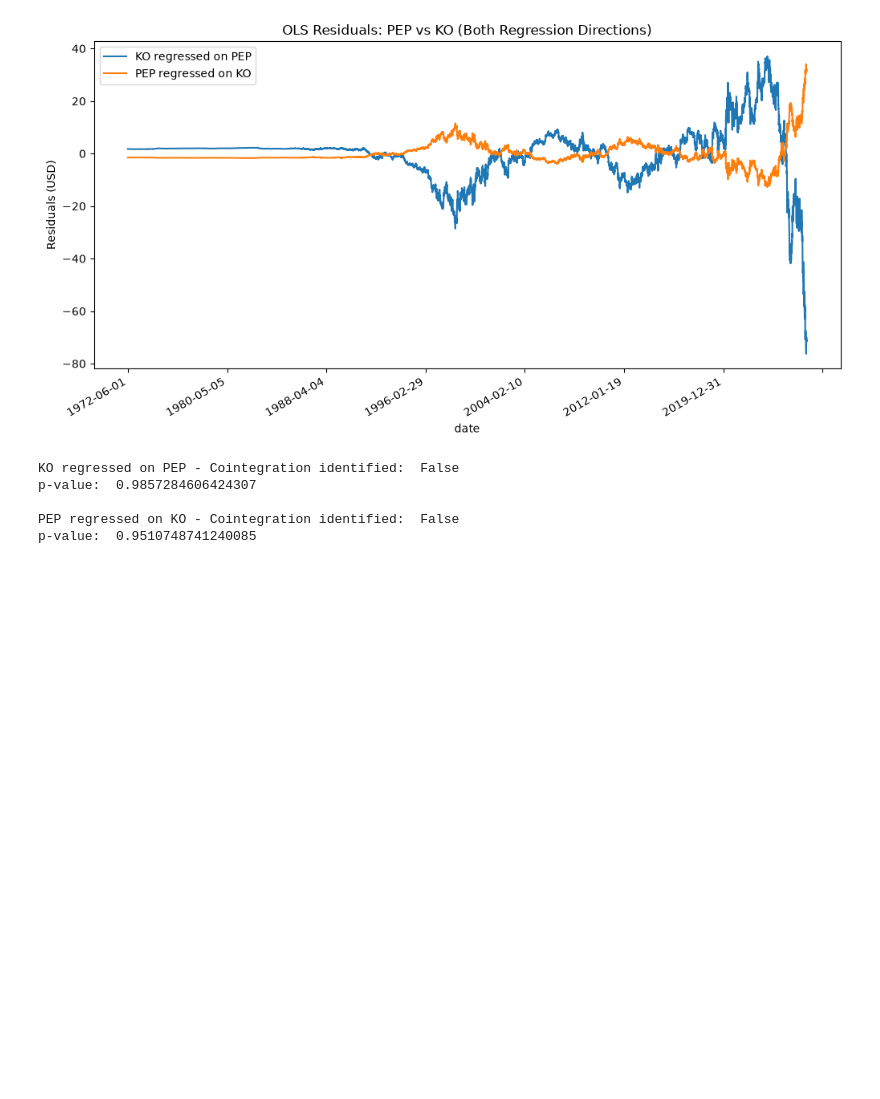
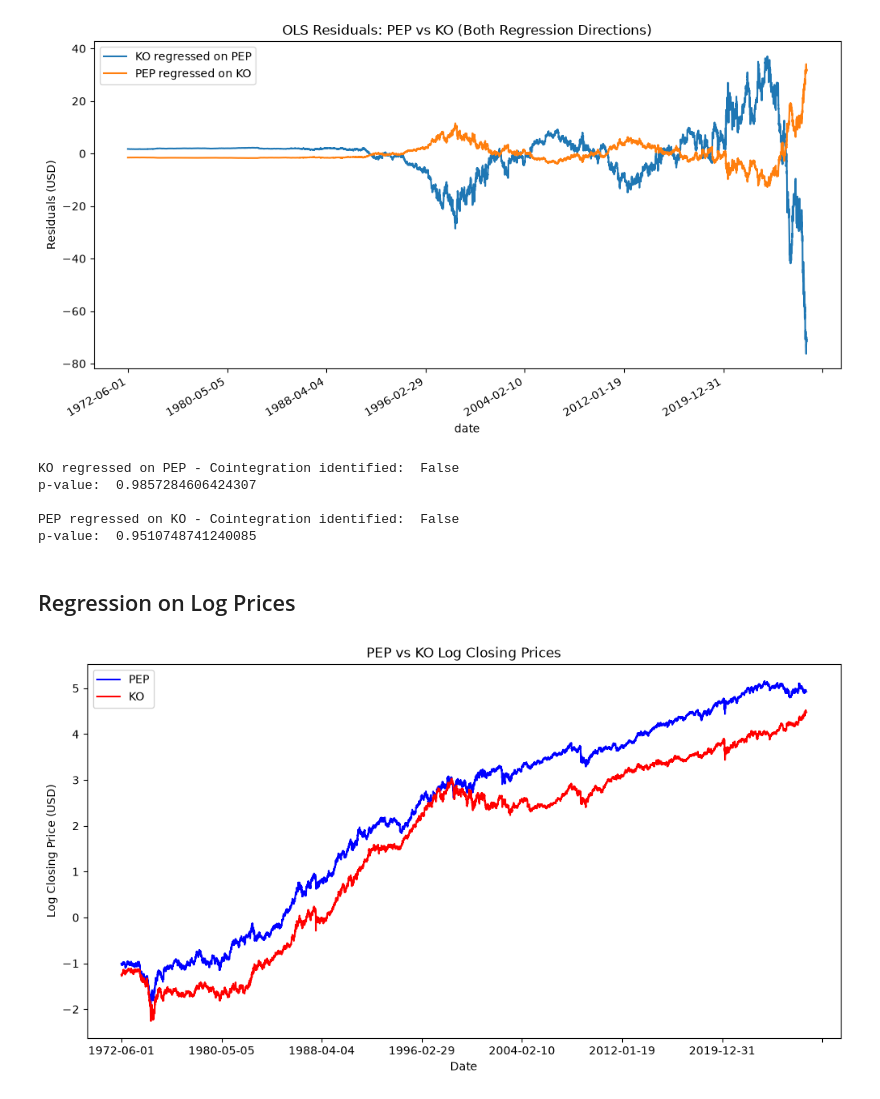
Before and after one commit to BenJonesData/pairs-trading-regime-stability, a Jupyter notebook: notebooks/02_baseline_cointegration.ipynb, the cells around one changed output. Drawn from its saved outputs; the diff is of its cells as text; code cells hidden in the pictures; blank space fills up the shorter version.

```diff
--- a/notebooks/02_baseline_cointegration.ipynb
+++ b/notebooks/02_baseline_cointegration.ipynb
@@ -51,3 +52,23 @@ p-value:  0.9857284606424307
 
 PEP regressed on KO - Cointegration identified:  False
 p-value:  0.9510748741240085
+# %% [markdown]
+## Regression on Log Prices
+# %%
+df_log = df[[]].copy()
+df_log['log_close_pep'] = np.log(df['close_pep'])
+df_log['log_close_ko'] = np.log(df['close_ko'])
+# %%
+plt.figure(figsize=(12, 6))
+
+df_log["log_close_pep"].plot(label="PEP", color="blue")
+df_log["log_close_ko"].plot(label="KO", color="red")
+
+plt.legend()
+plt.xlabel("Date")
+plt.ylabel("Log Closing Price (USD)")
+plt.title("PEP vs KO Log Closing Prices")
+
+plt.show()
+# %% [output]
+[figure, added]
```
Also changed, not shown: parts of 6 cells of this notebook.
